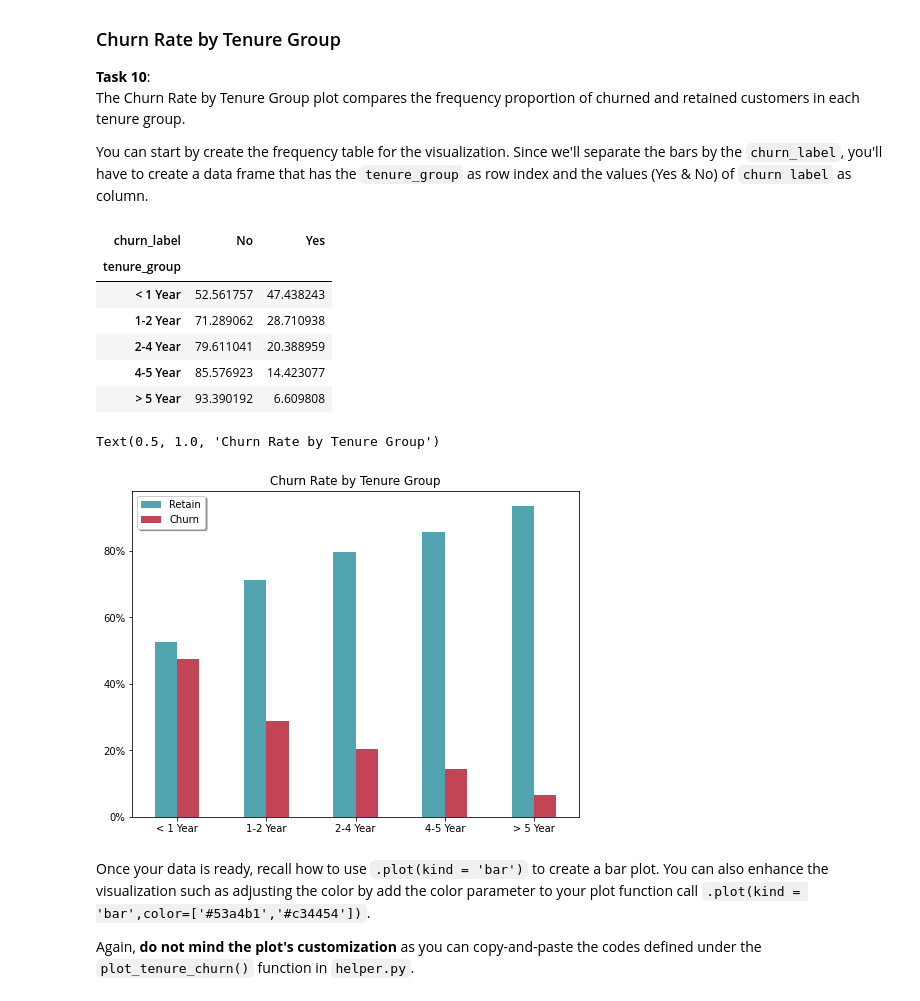
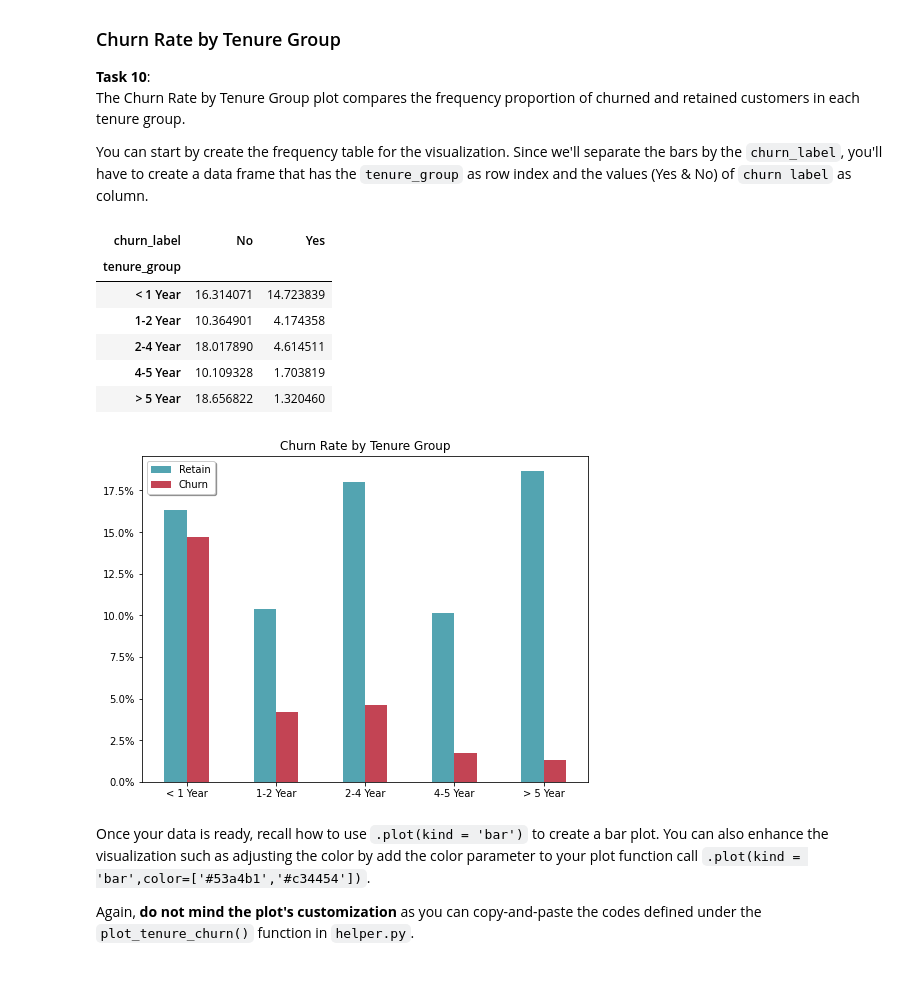
Before and after one commit to muhauliaf/dashboard-churn, a Jupyter notebook: Customer_Churn_Analysis.ipynb, the cells around one changed output. Saved outputs shown, nothing was run; the diff lists cells and outputs as text; code cells hidden in the pictures.

```diff
--- a/Customer_Churn_Analysis.ipynb
+++ b/Customer_Churn_Analysis.ipynb
@@ -346,34 +337,32 @@ The "Customer Tenure" tab contains explanatory analysis on how the tenure varies
 The Churn Rate by Tenure Group plot compares the frequency proportion of churned and retained customers in each tenure group.
 
 You can start by create the frequency table for the visualization. Since we'll separate the bars by the `churn_label`, you'll have to create a data frame that has the `tenure_group` as row index and the values (Yes & No) of `churn label` as column.
-# %%
-_df_tg = pd.crosstab(
-    index=data['tenure_group'],
-    columns=data['churn_label'],
-    normalize='index'
-)*100
-
-_df_tg
-# %% [output]
-| churn_label | No | Yes |
-| tenure_group |  |  |
-| < 1 Year | 52.561757 | 47.438243 |
-| 1-2 Year | 71.289062 | 28.710938 |
-| 2-4 Year | 79.611041 | 20.388959 |
-| 4-5 Year | 85.576923 | 14.423077 |
-| > 5 Year | 93.390192 | 6.609808 |
 # %%
-ax = _df_tg.plot(kind = 'bar', color=['#53a4b1','#c34454'], figsize=(8, 6))
+df_tg = pd.crosstab(
+    index=data['tenure_group'],
+    columns=data['churn_label'],
+    normalize=True  # or 'index'
+)*100
+
+ax = df_tg.plot(kind = 'bar', color=['#53a4b1','#c34454'], figsize=(8, 6))
 
 # Plot Configuration
 ax.yaxis.set_major_formatter(mtick.PercentFormatter())
 plt.axes().get_xaxis().set_label_text('')
 plt.xticks(rotation = 360)
 plt.legend(['Retain', 'Churn'],fancybox=True,shadow=True)
 plt.title('Churn Rate by Tenure Group')
+
+df_tg
 # %% [output]
-Text(0.5, 1.0, 'Churn Rate by Tenure Group')
+| churn_label | No | Yes |
+| tenure_group |  |  |
+| < 1 Year | 16.314071 | 14.723839 |
+| 1-2 Year | 10.364901 | 4.174358 |
+| 2-4 Year | 18.017890 | 4.614511 |
+| 4-5 Year | 10.109328 | 1.703819 |
+| > 5 Year | 18.656822 | 1.320460 |
-[figure, old version]
+[figure, new version]
 # %% [markdown]
 Once your data is ready, recall how to use `.plot(kind = 'bar')` to create a bar plot. You can also enhance the visualization such as adjusting the color by add the color parameter to your plot function call `.plot(kind = 'bar',color=['#53a4b1','#c34454'])`.
 
```
Also changed, not shown: parts of 26 cells of this notebook, 4 other files.
